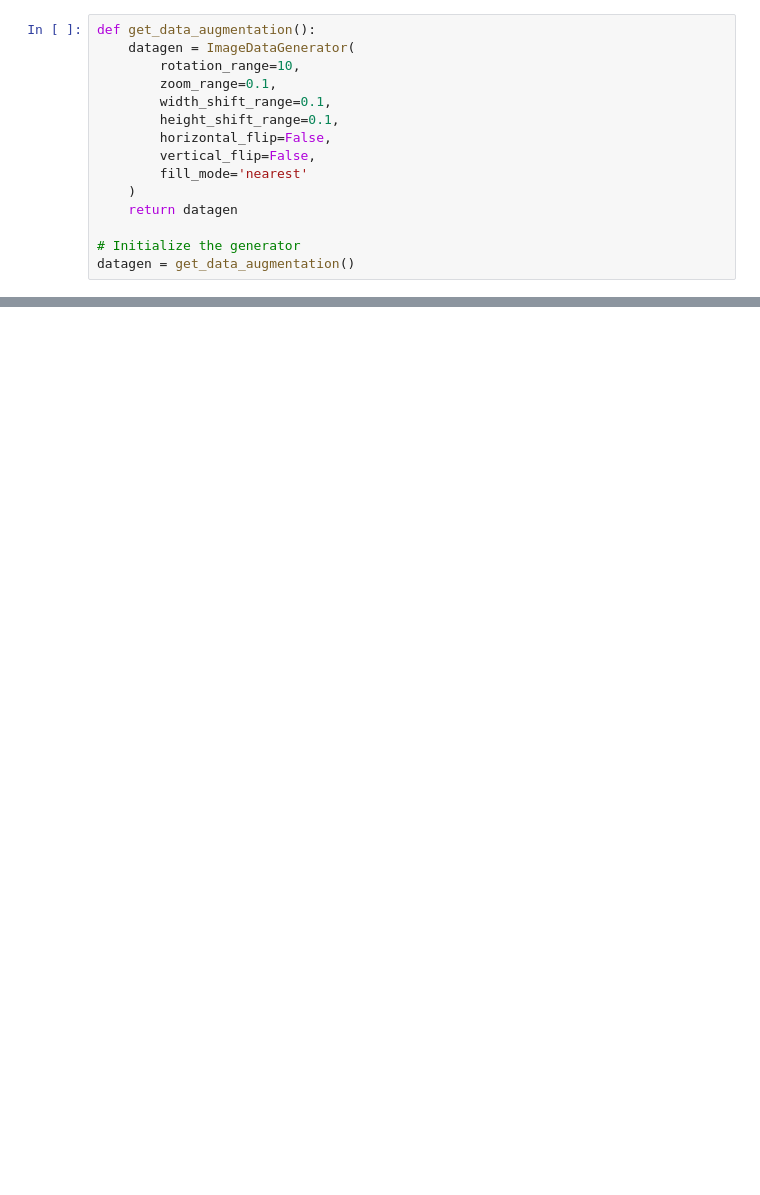
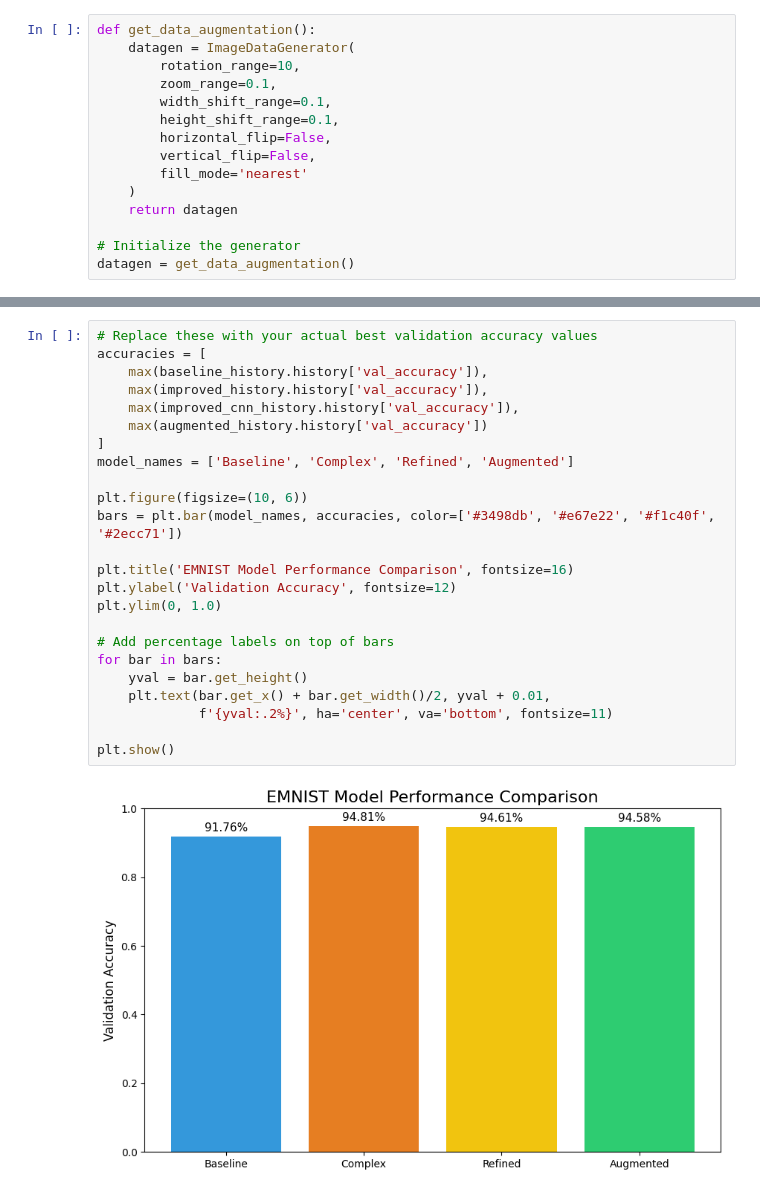
Before and after one commit to noodlebatteries124/DELE-CA1, a Jupyter notebook: ptA.ipynb, the cells around one changed output, grey strips where cells are left out. Drawn from its saved outputs; the diff is of its cells as text; blank space fills up the shorter version.

```diff
--- a/ptA.ipynb
+++ b/ptA.ipynb
@@ -856,0 +947,26 @@ plt.show()
+# %%
+# Replace these with your actual best validation accuracy values
+accuracies = [
+    max(baseline_history.history['val_accuracy']),
+    max(improved_history.history['val_accuracy']),
+    max(improved_cnn_history.history['val_accuracy']),
+    max(augmented_history.history['val_accuracy'])
+]
+model_names = ['Baseline', 'Complex', 'Refined', 'Augmented']
+
+plt.figure(figsize=(10, 6))
+bars = plt.bar(model_names, accuracies, color=['#3498db', '#e67e22', '#f1c40f', '#2ecc71'])
+
+plt.title('EMNIST Model Performance Comparison', fontsize=16)
+plt.ylabel('Validation Accuracy', fontsize=12)
+plt.ylim(0, 1.0)
+
+# Add percentage labels on top of bars
+for bar in bars:
+    yval = bar.get_height()
+    plt.text(bar.get_x() + bar.get_width()/2, yval + 0.01,
+             f'{yval:.2%}', ha='center', va='bottom', fontsize=11)
+
+plt.show()
+# %% [output]
+[figure, added]
```
Also changed, not shown: parts of 29 cells of this notebook, 8 other files.
